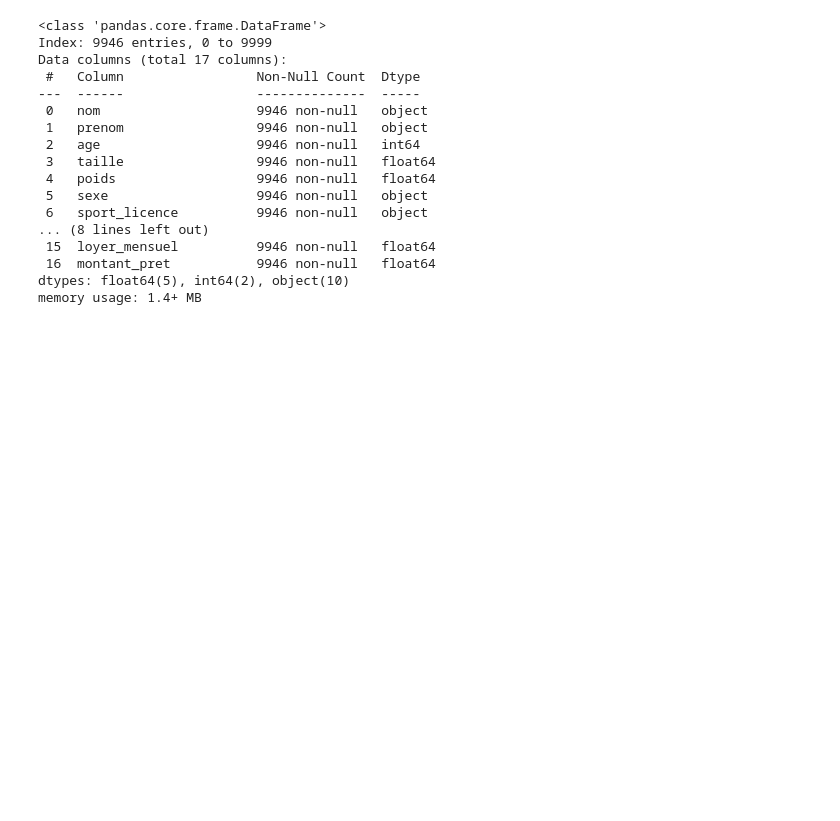
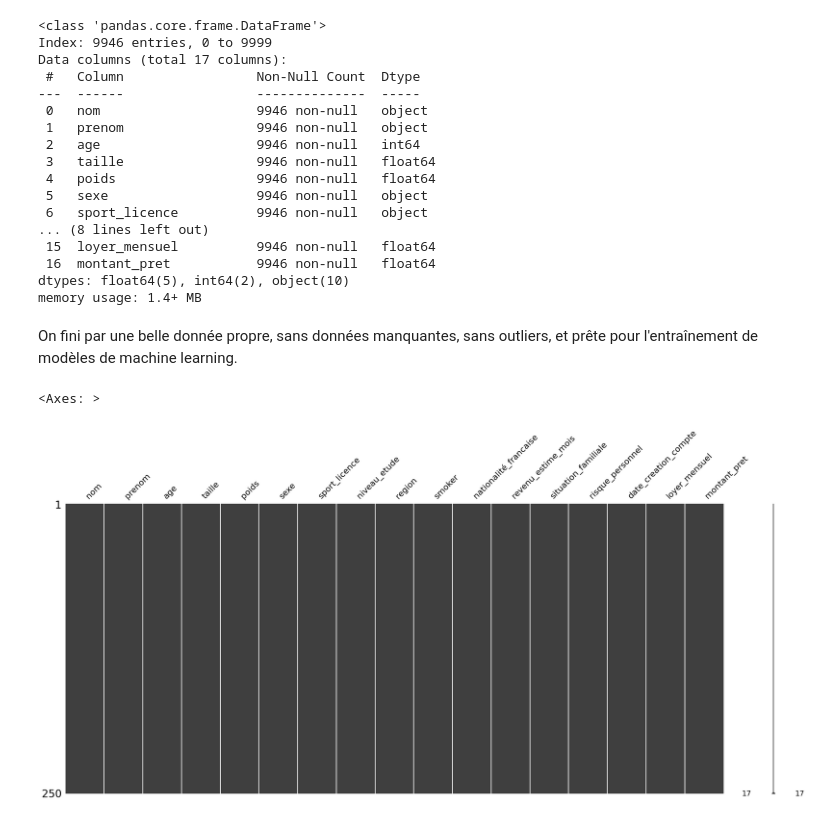
Before and after one commit to gcortier/mod2_brief0_study, a Jupyter notebook: ethique_note_2.ipynb, the cells around one changed output. Cells and saved outputs as stored; diff of their text form; code cells hidden in the pictures; blank space fills up the shorter version.

```diff
--- a/ethique_note_2.ipynb
+++ b/ethique_note_2.ipynb
@@ -142,3 +142,10 @@ memory usage: 1.4+ MB
 # %%
 # Sauvegarde du dataset nettoyé
 collisions.to_csv(join('data', 'df_data_all_cleaned_02.csv'), index=False)
+# %% [markdown]
+On fini par une belle donnée propre, sans données manquantes, sans outliers, et prête pour l'entraînement de modèles de machine learning.
+# %%
+msno.matrix(collisions.sample(250))
+# %% [output]
+<Axes: >
+[figure, added]
```
Also changed, not shown: 2 other files.
